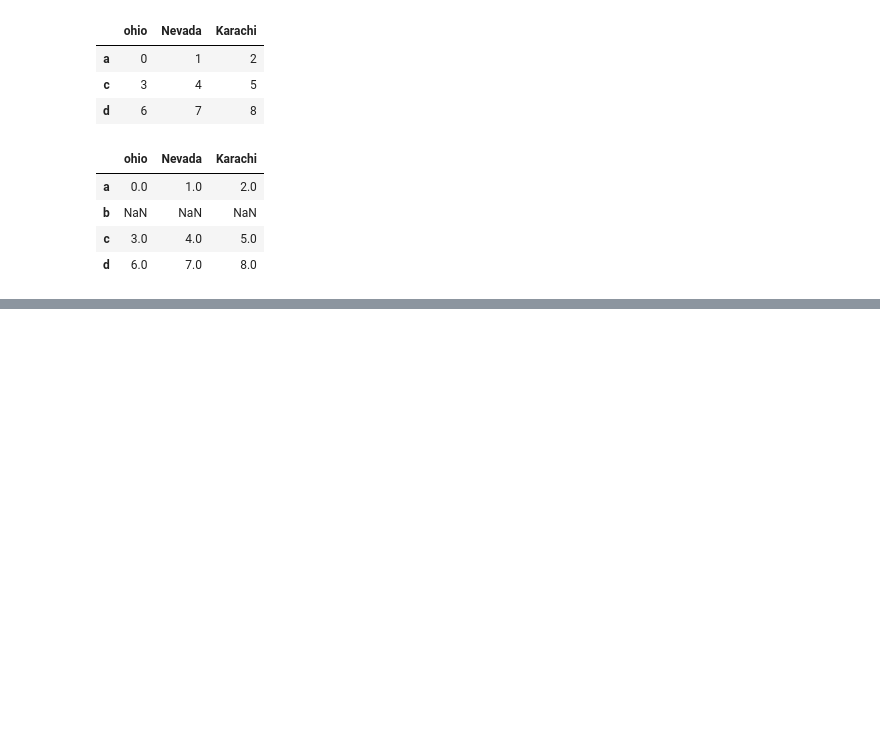
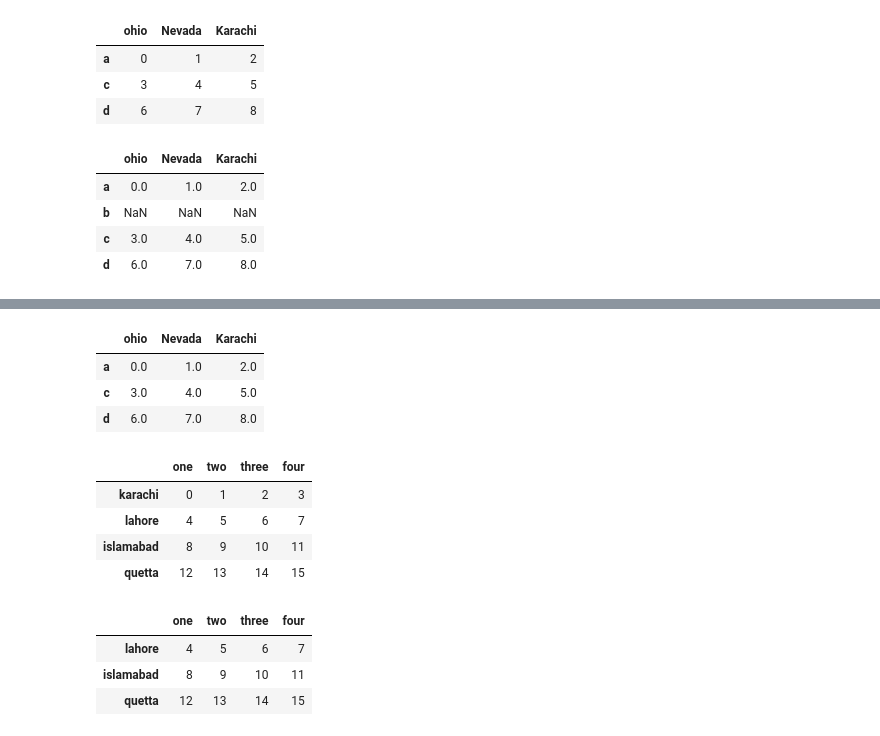
Before and after one commit to SaadUrRehmanBaig/piaicQuater2, a Jupyter notebook: PIAIC 4.ipynb, the cells around one changed output, grey strips where cells are left out. Saved outputs shown, nothing was run; the diff lists cells and outputs as text; code cells hidden in the pictures; blank space fills up the shorter version.

```diff
--- a/PIAIC 4.ipynb
+++ b/PIAIC 4.ipynb
@@ -116,0 +148,26 @@ frame2
+# %%
+frame2.drop(index="b")
+# %% [output]
+|  | ohio | Nevada | Karachi |
+| a | 0.0 | 1.0 | 2.0 |
+| c | 3.0 | 4.0 | 5.0 |
+| d | 6.0 | 7.0 | 8.0 |
+# %%
+data = pd.DataFrame(np.arange(16).reshape(4,4),
+index = ['karachi','lahore','islamabad','quetta'],
+columns= ['one','two','three','four'])
+# %%
+data
+# %% [output]
+|  | one | two | three | four |
+| karachi | 0 | 1 | 2 | 3 |
+| lahore | 4 | 5 | 6 | 7 |
+| islamabad | 8 | 9 | 10 | 11 |
+| quetta | 12 | 13 | 14 | 15 |
+# %%
+data.drop("karachi",axis=0) # axis=0 is row
+# %% [output]
+|  | one | two | three | four |
+| lahore | 4 | 5 | 6 | 7 |
+| islamabad | 8 | 9 | 10 | 11 |
+| quetta | 12 | 13 | 14 | 15 |
```
Also changed, not shown: parts of 28 cells of this notebook.
